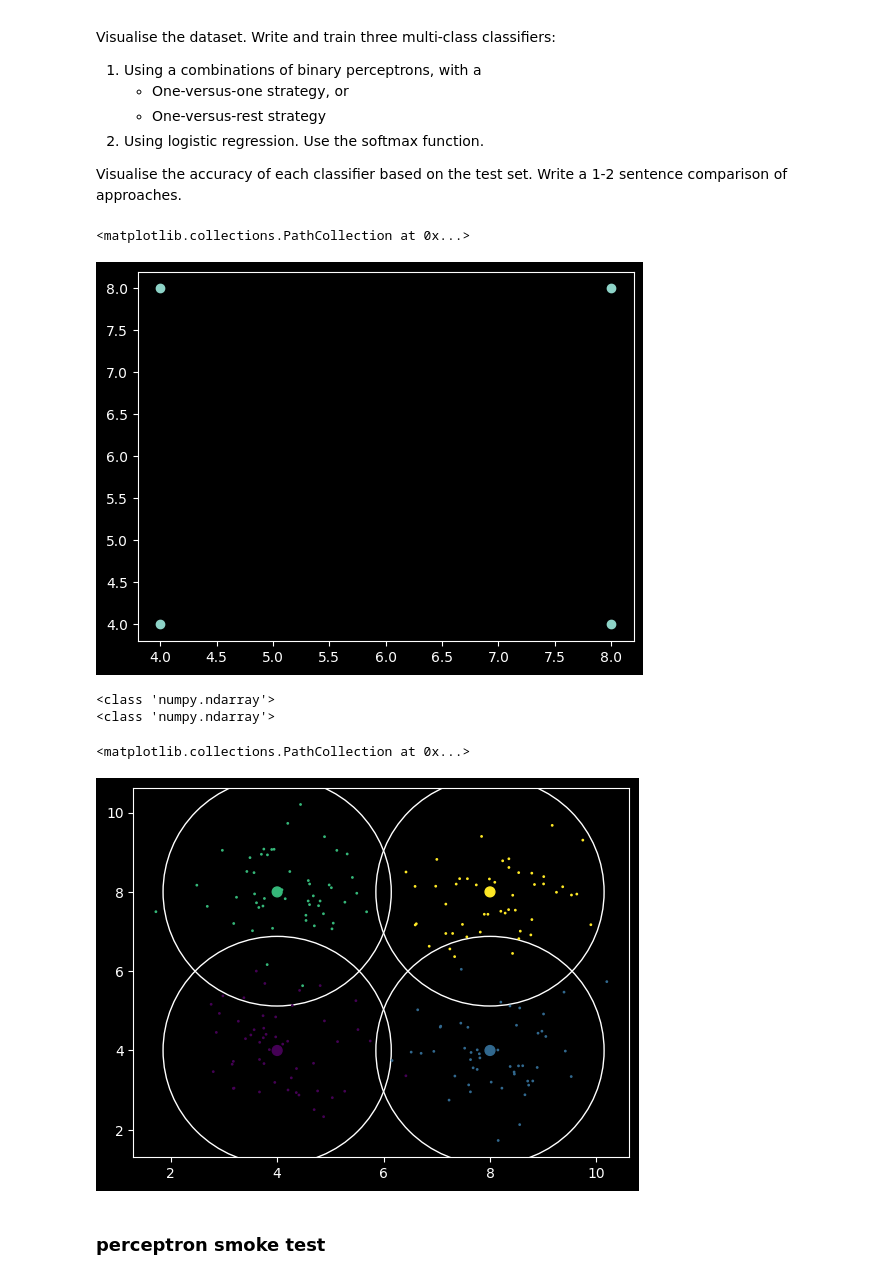
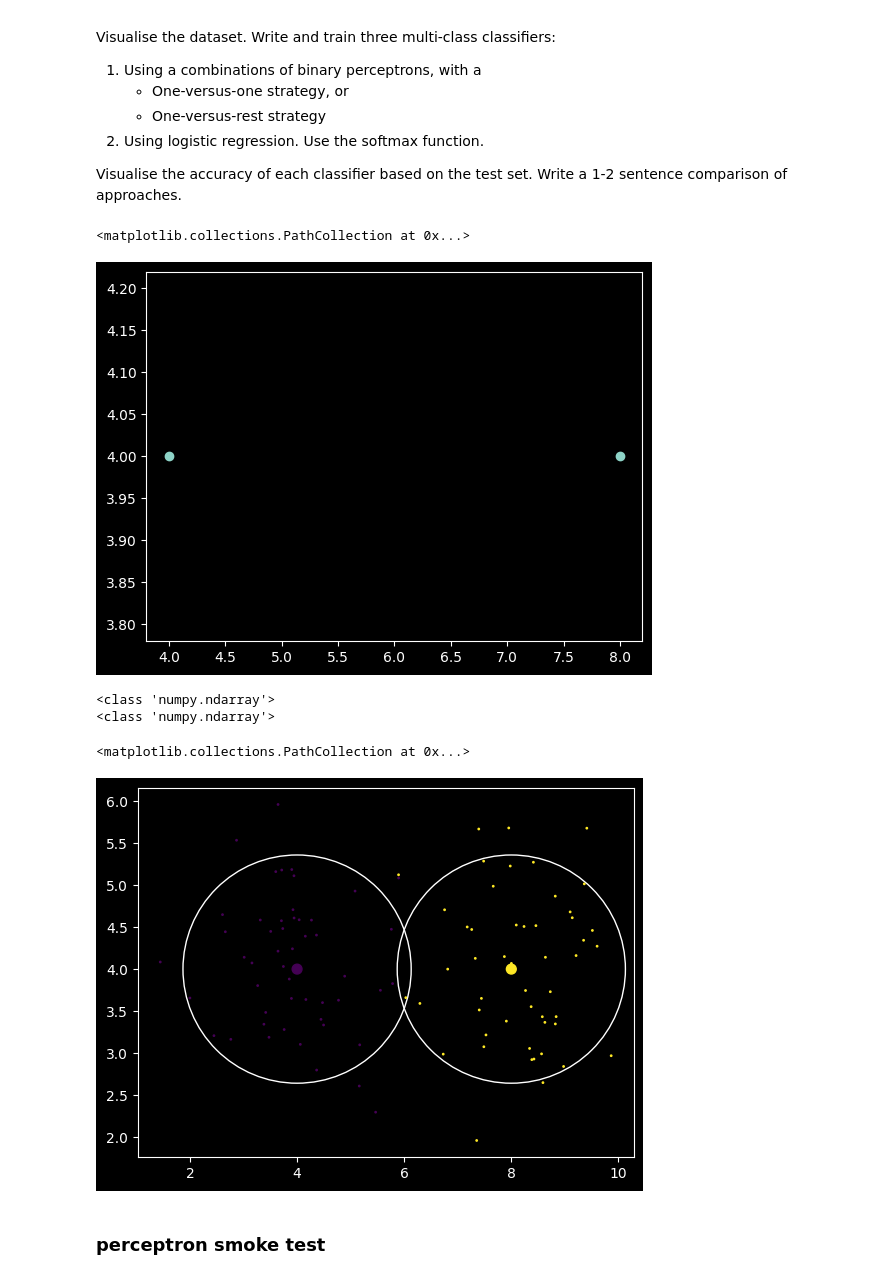
Before and after one commit to JeremiJL/MIW, a Jupyter notebook: Lab03/Project/task.ipynb, the cells around one changed output. Drawn from its saved outputs; the diff is of its cells as text; code cells hidden in the pictures.

```diff
--- a/Lab03/Project/task.ipynb
+++ b/Lab03/Project/task.ipynb
@@ -35,16 +39,17 @@ from numpy import ndarray
 from matplotlib.lines import Line2D
 # %%
-centroids = [(4, 4), (8,4), (4, 8), (8,8)]
+# centroids = [(4, 4), (8,4), (4, 8), (8,8)]
+centroids = [(4, 4), (8,4)]
 
 standard_deviation = 0.9
 
 x_centroids = [t[0] for t in centroids]
 y_centroids = [t[1] for t in centroids]
 
 plt.scatter([t[0] for t in centroids], [t[1] for t in centroids])
 # %% [output]
 <matplotlib.collections.PathCollection at 0x...>
-[figure, old version]
+[figure, new version]
 # %%
 # generate data
 
@@ -81,7 +86,7 @@ plt.scatter(X[:,0], X[:,1], c=colors_of_samples, s=1)
 <class 'numpy.ndarray'>
 <class 'numpy.ndarray'>
 <matplotlib.collections.PathCollection at 0x...>
-[figure, old version]
+[figure, new version]
 # %%
 class Perceptron:
 
```
Also changed, not shown: parts of 5 cells of this notebook.
